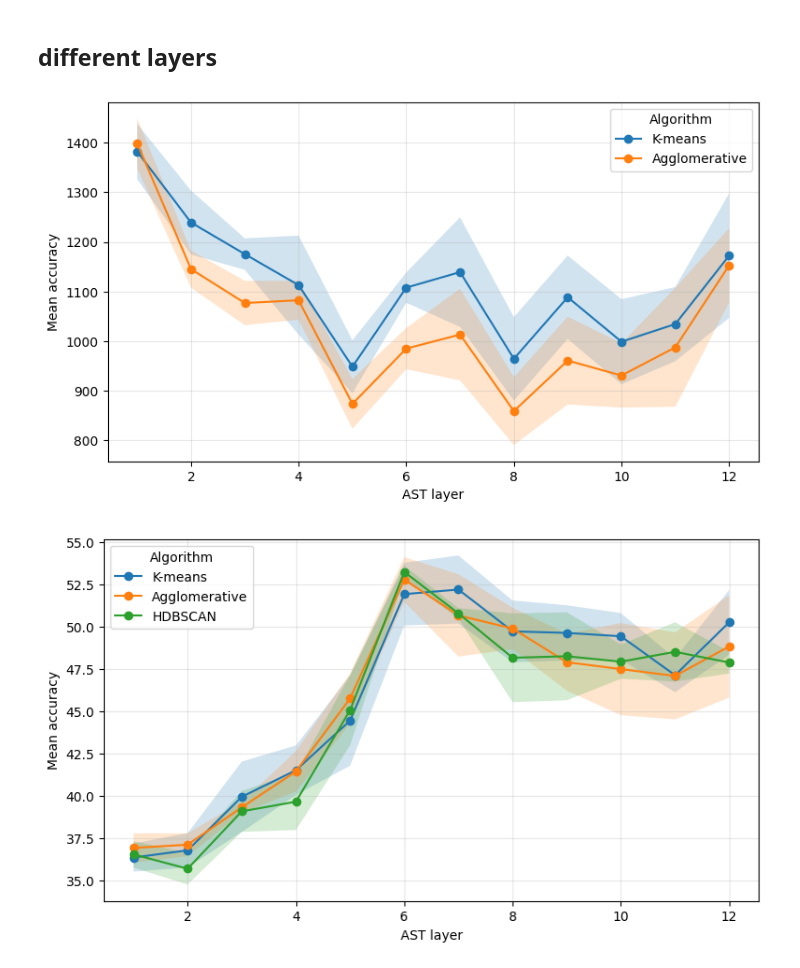
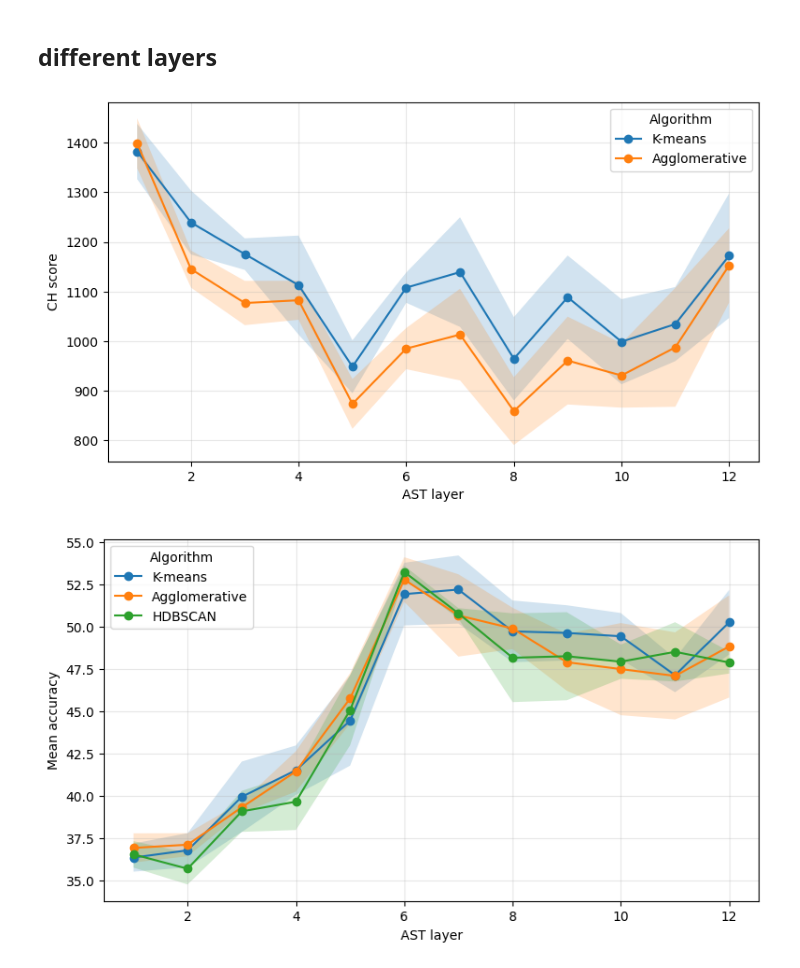
Before and after one commit to PulyaPolya/genres, a Jupyter notebook: ast_embedding_clustering.ipynb, the cells around one changed output. Drawn from its saved outputs; the diff is of its cells as text; code cells hidden in the pictures.

```diff
--- a/ast_embedding_clustering.ipynb
+++ b/ast_embedding_clustering.ipynb
@@ -2182,7 +2182,7 @@ best_results = {}
 for i in range (1, 13):
     layer = -i
     #print(layer)
-    results_path = r"P:\datasets\geenres\fma\clustering_results\full\new_sil"
+    results_path = r"P:\datasets\geenres\fma\clustering_results\full\ch"
     df = pd.read_csv(os.path.join(results_path, f"df_layer{layer}_best_results.csv"))
     layer_dict = get_best_results_by_algorithm(df)
     best_results[13-i] = layer_dict
@@ -2442,35 +2442,35 @@ def results_to_df(results):
             })
     return pd.DataFrame(rows)
 
 df = results_to_df(best_results).sort_values("layer")
 
 # --- Line plot: best-per-layer per family, with std bands ---
 fig, ax = plt.subplots(figsize=(9,5))
 
 for fam in ["K-means","Agglomerative"]:
     sub = df[df["family"] == fam].sort_values("layer")
     if sub.empty:
         continue
     x = sub["layer"].values
     y = sub["mean"].values
     s = sub["std"].values
 
     ax.plot(x, y, marker="o", label=fam)
     ax.fill_between(x, y - s, y + s, alpha=0.2)
 
 ax.set_xlabel("AST layer")
-ax.set_ylabel("Mean accuracy")
+ax.set_ylabel("CH score")
 #ax.set_title("Best score vs. layer (± std) per clustering algorithm")
 ax.legend(title="Algorithm")
 ax.grid(True, alpha=0.3)
 
 # Optional: if your layers are negative indices (-1, -2, ...), this reads nicer reversed:
 #ax.invert_xaxis()
 #plt.savefig(r"C:\Polina\master\thesis\annotations\figures\layers_cluters_new.pdf")
 
 plt.show()
 # %% [output]
-[figure, old version]
+[figure, new version]
 # %%
 import pandas as pd
 import numpy as np
```
Also changed, not shown: parts of 1 cell of this notebook, 2 other files.
